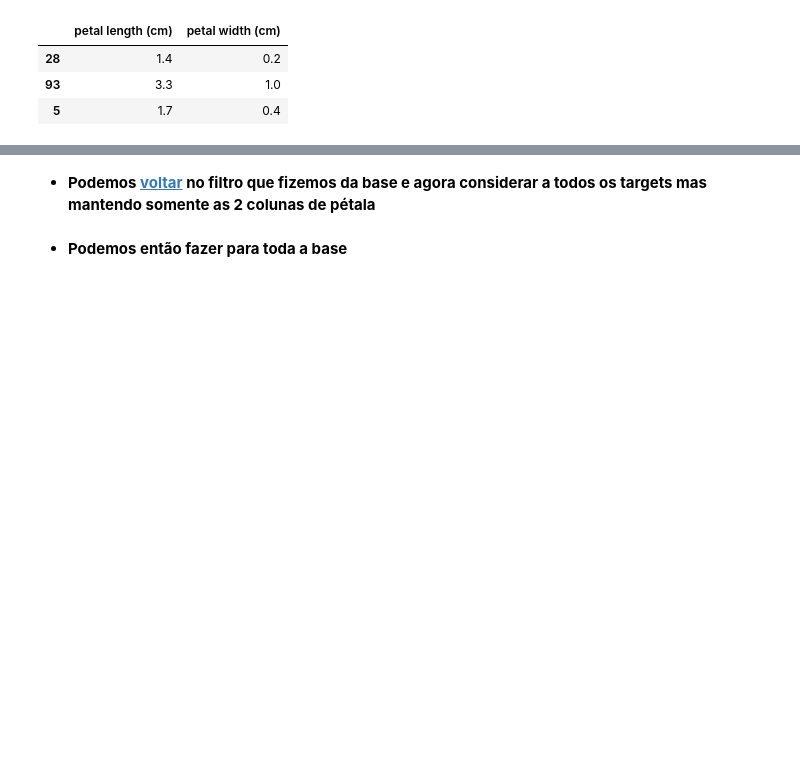
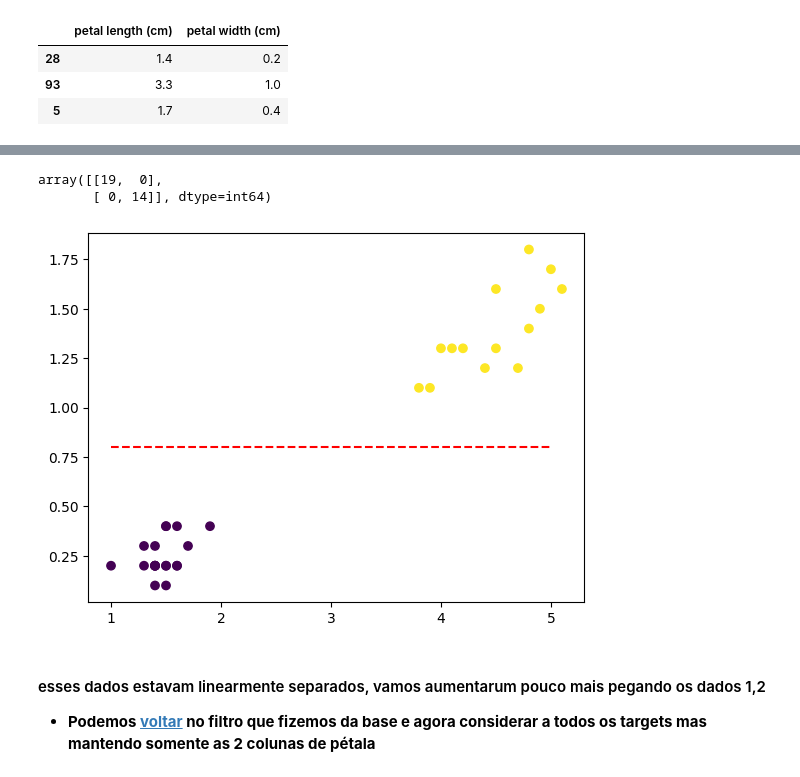
Before and after one commit to Gustavocaris/Data_Science, a Jupyter notebook: 06_Machine_Learning/Algoritmos_de_aprendizado/01-arvore_de_decisão.ipynb, the cells around one changed output, grey strips where cells are left out. Cells and saved outputs as stored; diff of their text form; code cells hidden in the pictures; blank space fills up the shorter version.

Commit message:
vizualizando os dados em um grafico não linear, aumentando um pouco as estruturas da nossa arvore e depois vizualizando com todo nosso target

```diff
--- a/06_Machine_Learning/Algoritmos_de_aprendizado/01-arvore_de_decisão.ipynb
+++ b/06_Machine_Learning/Algoritmos_de_aprendizado/01-arvore_de_decisão.ipynb
@@ -117,10 +124,26 @@ plt.show()
 # %%
 # Fazendo a previsão e avaliando o erro
+y_pred = clf.predict(X_test)
+
+from sklearn.metrics import confusion_matrix
+confusion_matrix(y_test, y_pred)
+# %% [output]
+array([[19,  0],
+       [ 0, 14]], dtype=int64)
 # %%
 # Visualizando esses dados de teste no gráfico acima
+fig, ax = plt.subplots()
+
+ax.scatter(X_test['petal length (cm)'], X_test['petal width (cm)'],c=y_test)
+
+ax.plot([1,5], [0.8,0.8], '--r')
+
+plt.show()
+# %% [output]
+[figure, added]
 # %% [markdown]
+#### esses dados estavam linearmente separados, vamos aumentarum pouco mais pegando os dados 1,2
+
 - **Podemos [voltar](#ajuste_base) no filtro que fizemos da base e agora considerar a todos os targets mas mantendo somente as 2 colunas de pétala**
-# %% [markdown]
-- **Podemos então fazer para toda a base**
 # %%
 # Separando X e y da base completa
```
Also changed, not shown: parts of 21 cells of this notebook.
